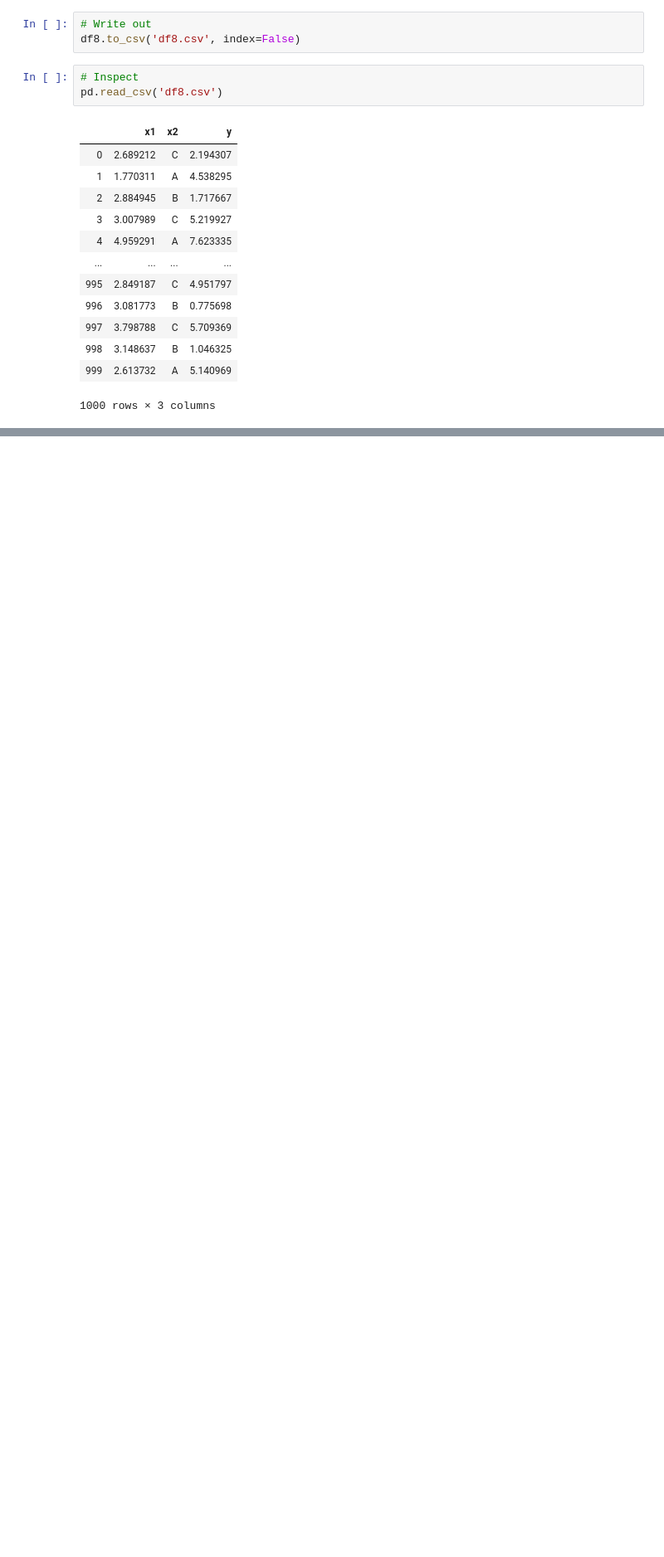
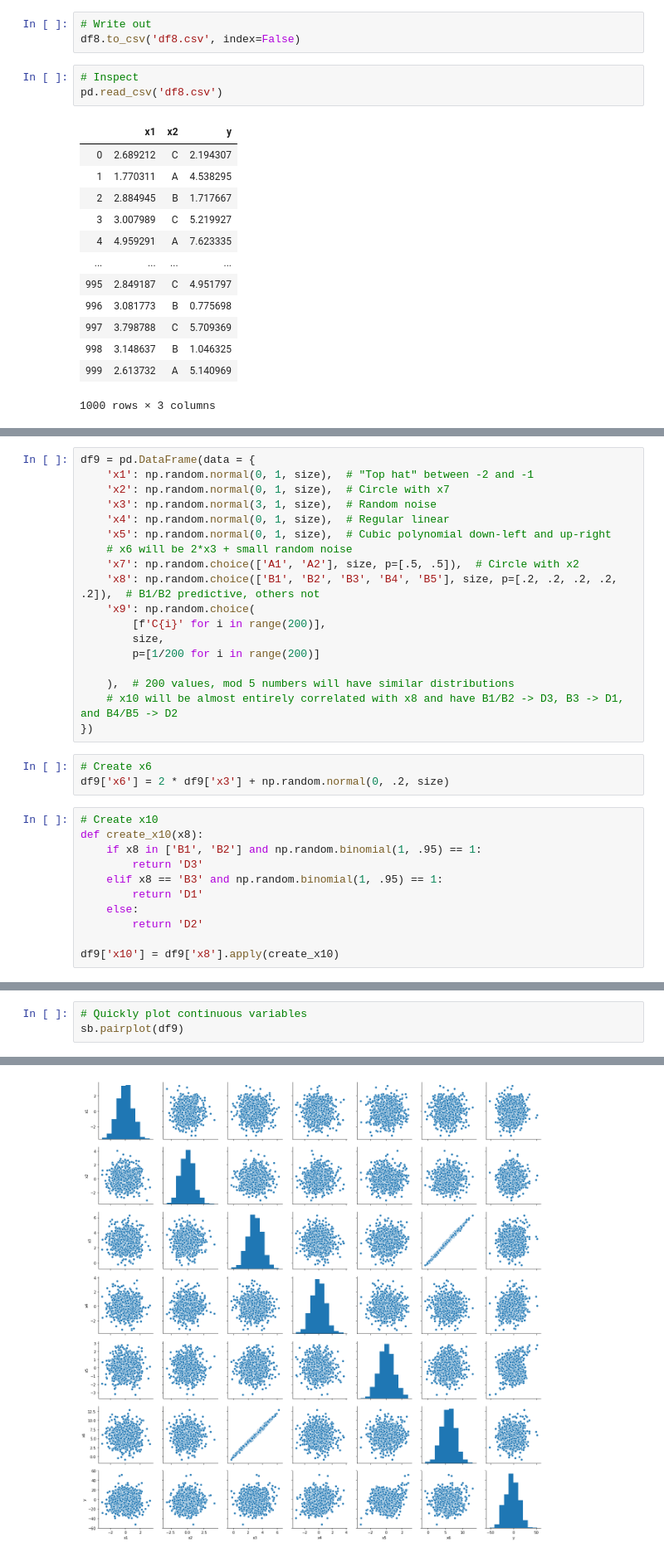
Before and after one commit to derek-damron/python_playground, a Jupyter notebook: modelling/data/generate_data.ipynb, the cells around one changed output, grey strips where cells are left out. Shown at 83% size. Cells and saved outputs as stored; diff of their text form; blank space fills up the shorter version.

```diff
--- a/modelling/data/generate_data.ipynb
+++ b/modelling/data/generate_data.ipynb
@@ -264,0 +269,32 @@ pd.read_csv('df8.csv')
+# %%
+df9 = pd.DataFrame(data = {
+    'x1': np.random.normal(0, 1, size),  # "Top hat" between -2 and -1
+    'x2': np.random.normal(0, 1, size),  # Circle with x7
+    'x3': np.random.normal(3, 1, size),  # Random noise
+    'x4': np.random.normal(0, 1, size),  # Regular linear
+    'x5': np.random.normal(0, 1, size),  # Cubic polynomial down-left and up-right
+    # x6 will be 2*x3 + small random noise
+    'x7': np.random.choice(['A1', 'A2'], size, p=[.5, .5]),  # Circle with x2
+    'x8': np.random.choice(['B1', 'B2', 'B3', 'B4', 'B5'], size, p=[.2, .2, .2, .2, .2]),  # B1/B2 predictive, others not
+    'x9': np.random.choice(
+        [f'C{i}' for i in range(200)],
+        size,
+        p=[1/200 for i in range(200)]
+
+    ),  # 200 values, mod 5 numbers will have similar distributions
+    # x10 will be almost entirely correlated with x8 and have B1/B2 -> D3, B3 -> D1, and B4/B5 -> D2
+})
+# %%
+# Create x6
+df9['x6'] = 2 * df9['x3'] + np.random.normal(0, .2, size)
+# %%
+# Create x10
+def create_x10(x8):
+    if x8 in ['B1', 'B2'] and np.random.binomial(1, .95) == 1:
+        return 'D3'
+    elif x8 == 'B3' and np.random.binomial(1, .95) == 1:
+        return 'D1'
+    else:
+        return 'D2'
+
+df9['x10'] = df9['x8'].apply(create_x10)
@@ -264,0 +351,4 @@ pd.read_csv('df8.csv')
+# %%
+# Quickly plot continuous variables
+sb.pairplot(df9)
+# %% [output]
@@ -264,0 +356 @@ pd.read_csv('df8.csv')
+[figure, added]
```
Also changed, not shown: parts of 10 cells of this notebook, 1 other file.
